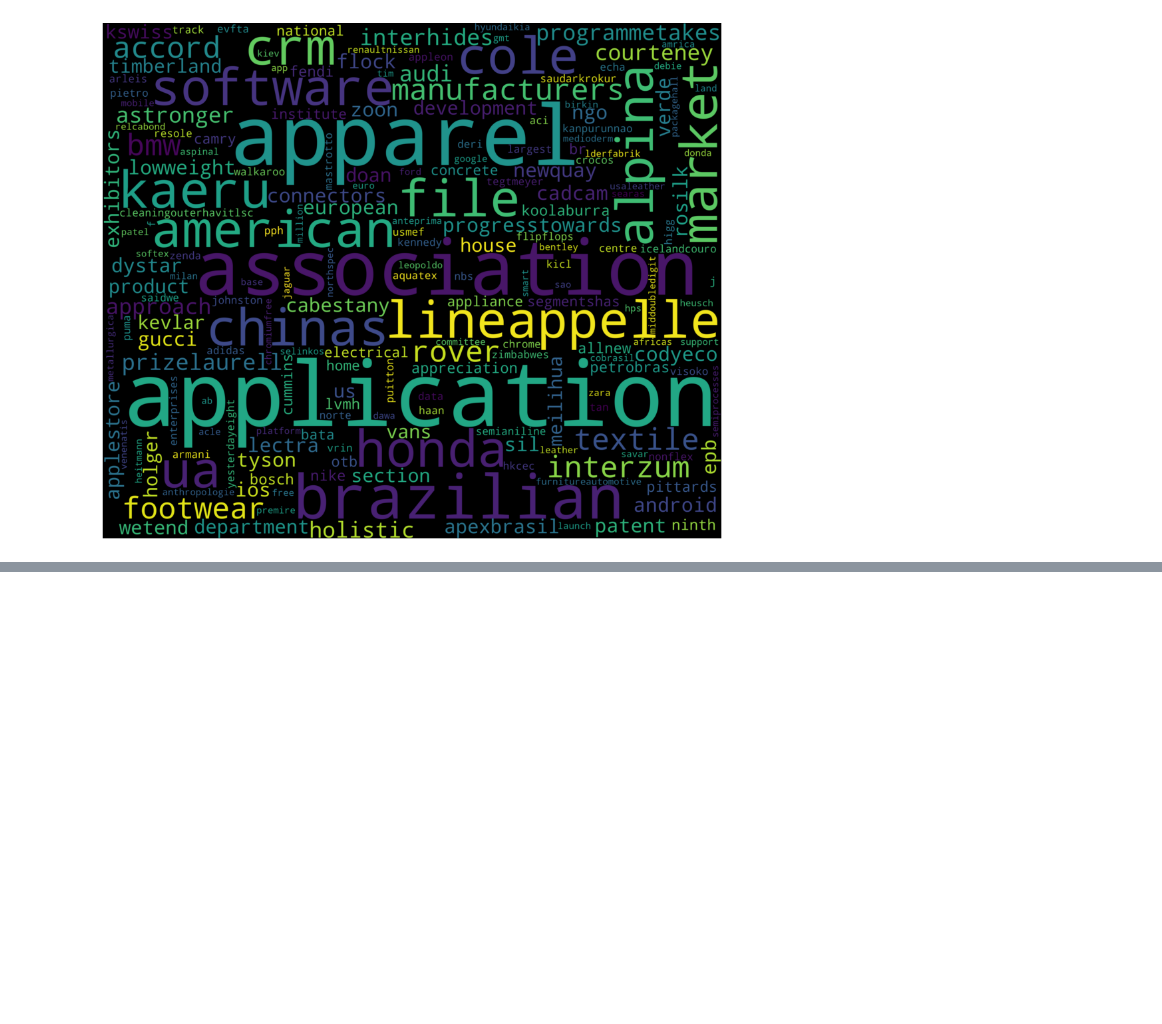
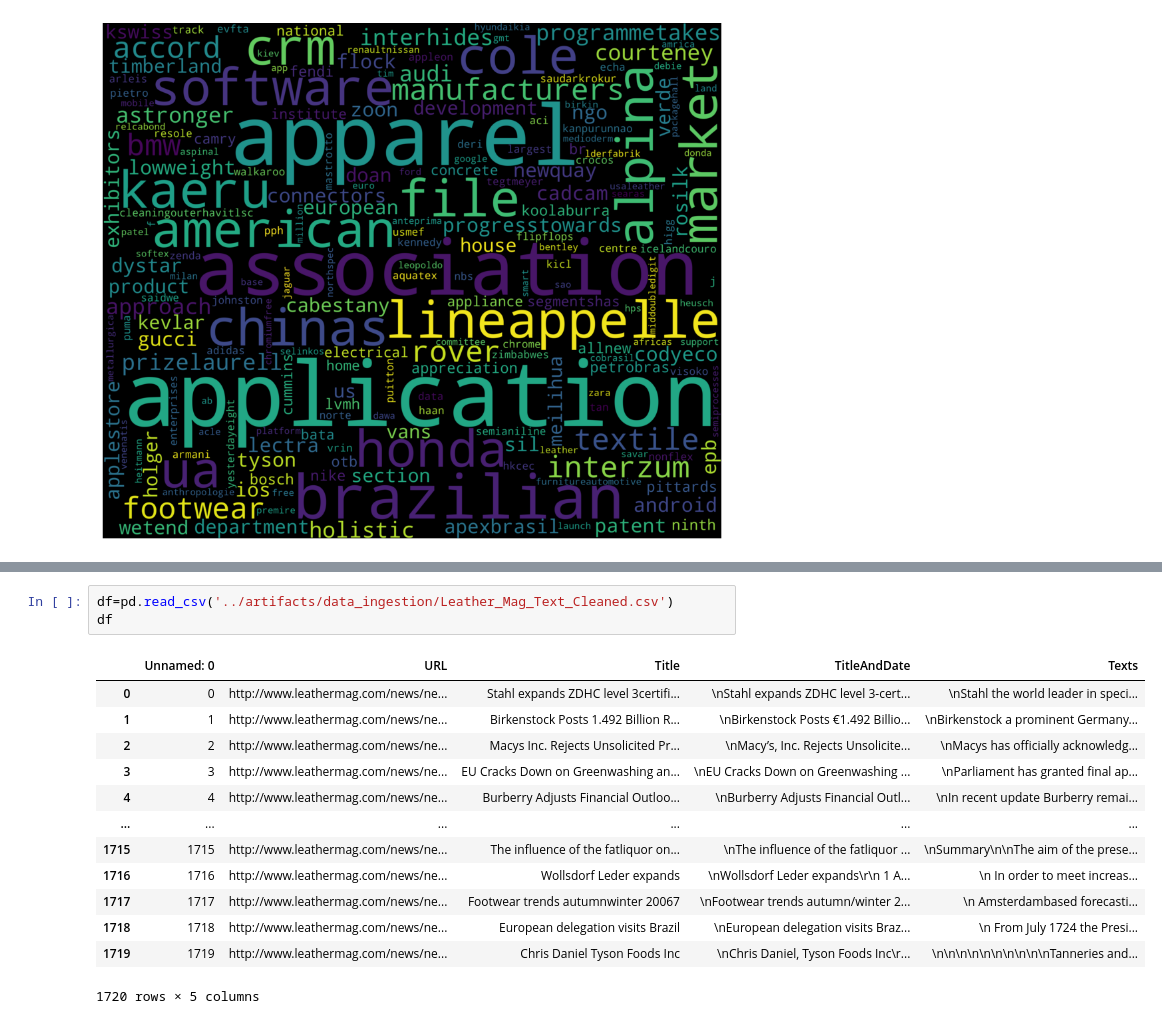
Before and after one commit to nikzmba/HackBeta, a Jupyter notebook: research/04_entity_product_identification.ipynb, the cells around one changed output, grey strips where cells are left out. Saved outputs shown, nothing was run; the diff lists cells and outputs as text; blank space fills up the shorter version.

```diff
--- a/research/04_entity_product_identification.ipynb
+++ b/research/04_entity_product_identification.ipynb
@@ -117,0 +140,17 @@ plt.show()
+# %%
+df=pd.read_csv('../artifacts/data_ingestion/Leather_Mag_Text_Cleaned.csv')
+df
+# %% [output]
+|  | Unnamed: 0 | URL | Title | TitleAndDate | Texts |
+| 0 | 0 | http://www.leathermag.com/news/ne... | Stahl expands ZDHC level 3certifi... | \nStahl expands ZDHC level 3-cert... | \nStahl the world leader in speci... |
+| 1 | 1 | http://www.leathermag.com/news/ne... | Birkenstock Posts 1.492 Billion R... | \nBirkenstock Posts €1.492 Billio... | \nBirkenstock a prominent Germany... |
+| 2 | 2 | http://www.leathermag.com/news/ne... | Macys Inc. Rejects Unsolicited Pr... | \nMacy’s, Inc. Rejects Unsolicite... | \nMacys has officially acknowledg... |
+| 3 | 3 | http://www.leathermag.com/news/ne... | EU Cracks Down on Greenwashing an... | \nEU Cracks Down on Greenwashing ... | \nParliament has granted final ap... |
+| 4 | 4 | http://www.leathermag.com/news/ne... | Burberry Adjusts Financial Outloo... | \nBurberry Adjusts Financial Outl... | \nIn recent update Burberry remai... |
+| ... | ... | ... | ... | ... | ... |
+| 1715 | 1715 | http://www.leathermag.com/news/ne... | The influence of the fatliquor on... | \nThe influence of the fatliquor ... | \nSummary\n\nThe aim of the prese... |
+| 1716 | 1716 | http://www.leathermag.com/news/ne... | Wollsdorf Leder expands | \nWollsdorf Leder expands\r\n 1 A... | \n In order to meet increas... |
+| 1717 | 1717 | http://www.leathermag.com/news/ne... | Footwear trends autumnwinter 20067 | \nFootwear trends autumn/winter 2... | \n Amsterdambased forecasti... |
+| 1718 | 1718 | http://www.leathermag.com/news/ne... | European delegation visits Brazil | \nEuropean delegation visits Braz... | \n From July 1724 the Presi... |
+| 1719 | 1719 | http://www.leathermag.com/news/ne... | Chris Daniel Tyson Foods Inc | \nChris Daniel, Tyson Foods Inc\r... | \n\n\n\n\n\n\n\n\n\nTanneries and... |
+1720 rows × 5 columns
```
Also changed, not shown: parts of 10 cells of this notebook, 1 other file.
